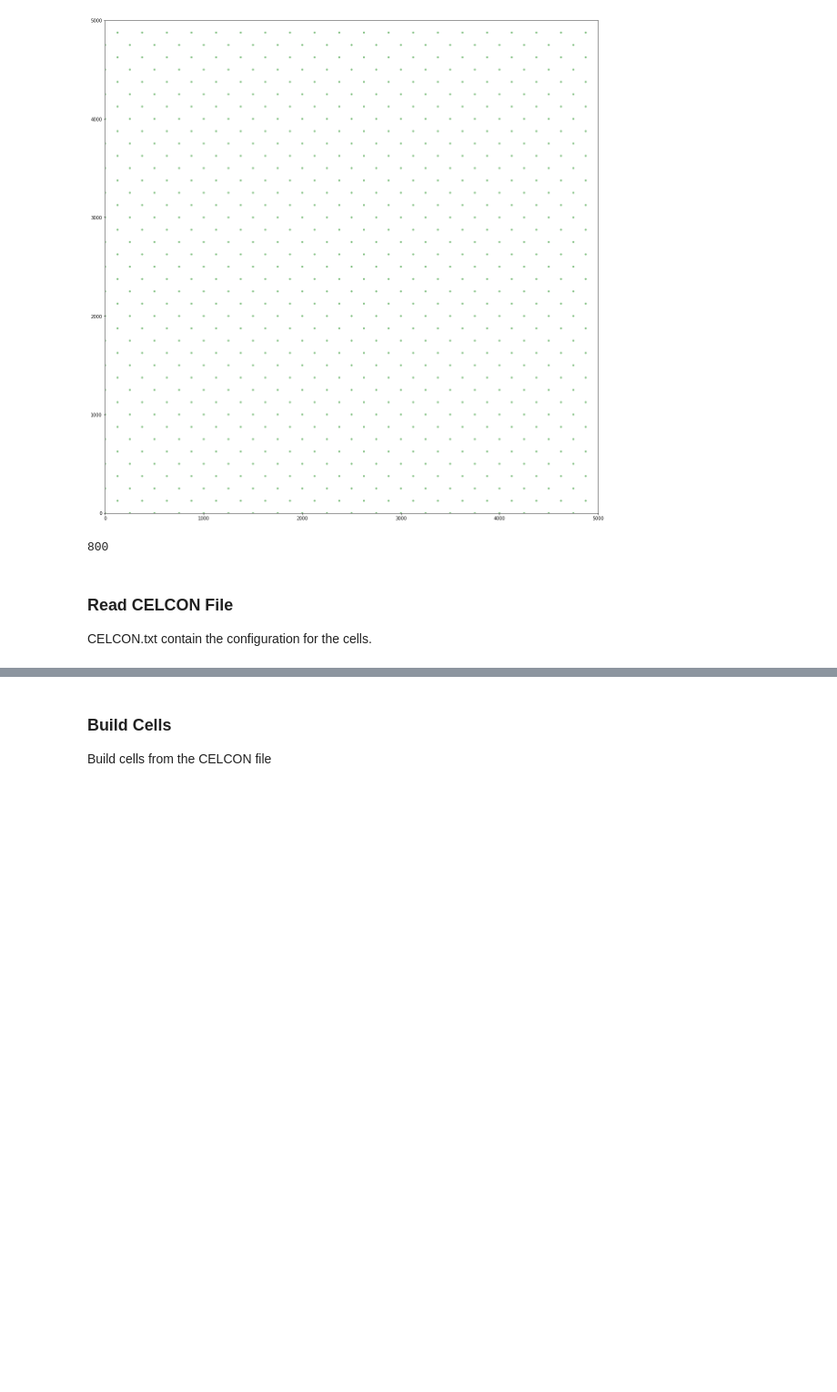
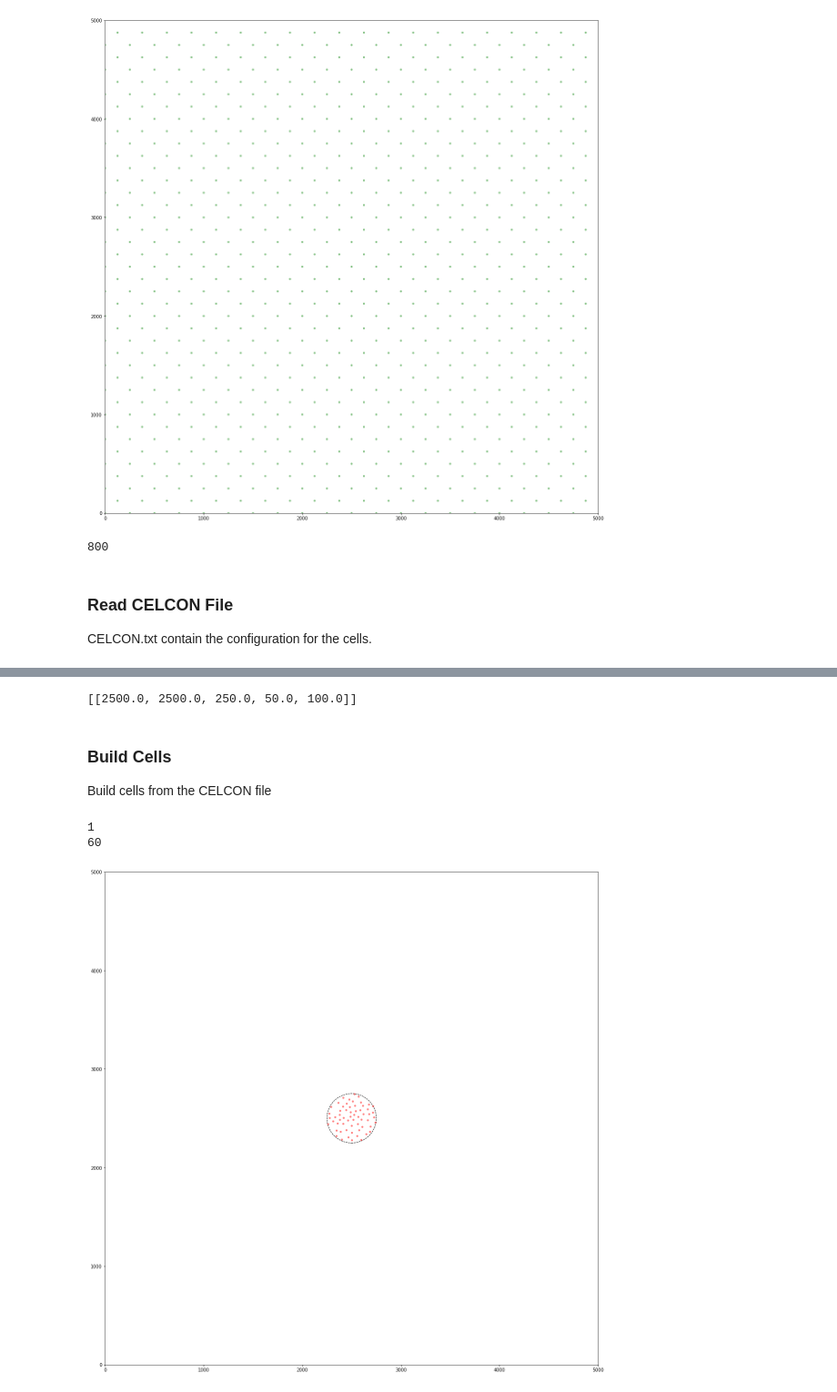
Before and after one commit to azfairuza/stemcell, a Jupyter notebook: main.ipynb, the cells around one changed output, grey strips where cells are left out. Shown at 91% size. Drawn from its saved outputs; the diff is of its cells as text; code cells hidden in the pictures; blank space fills up the shorter version.

```diff
--- a/main.ipynb
+++ b/main.ipynb
@@ -61,3 +59,28 @@ cell_properties = sc.get_value(celcon, 'CELL')
+# %%
+print(cell_properties)
+# %% [output]
+[[2500.0, 2500.0, 250.0, 50.0, 100.0]]
 # %% [markdown]
 ### Build Cells
 Build cells from the CELCON file
+# %%
+# reset the cell and integrin counter
+sc.Integrin.resetNumber()
+sc.Cell.resetNumber()
+
+# build the cell
+cells = []
+for obj in cell_properties:
+    build_cell = sc.Cell(obj[0], obj[1], obj[2], obj[3], obj[4], integrin_size)
+    cells.append(build_cell)
+
+#show the cell
+cells[0].show(substrate)
+
+#print cell and integrin counter
+print(sc.Cell.cell_number)
+print(sc.Integrin.integrin_number)
+# %% [output]
+1
+60
+[figure, added]
```
Also changed, not shown: parts of 2 cells of this notebook, 3 other files.
